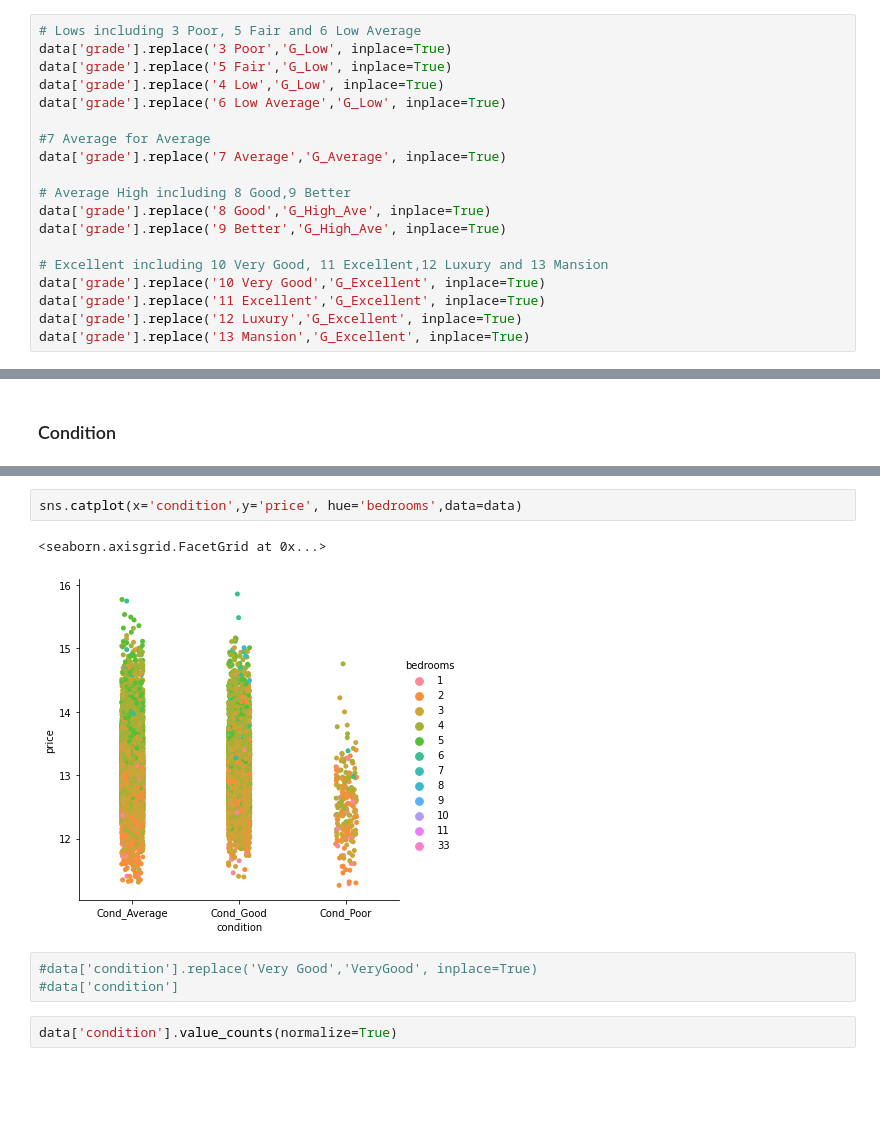
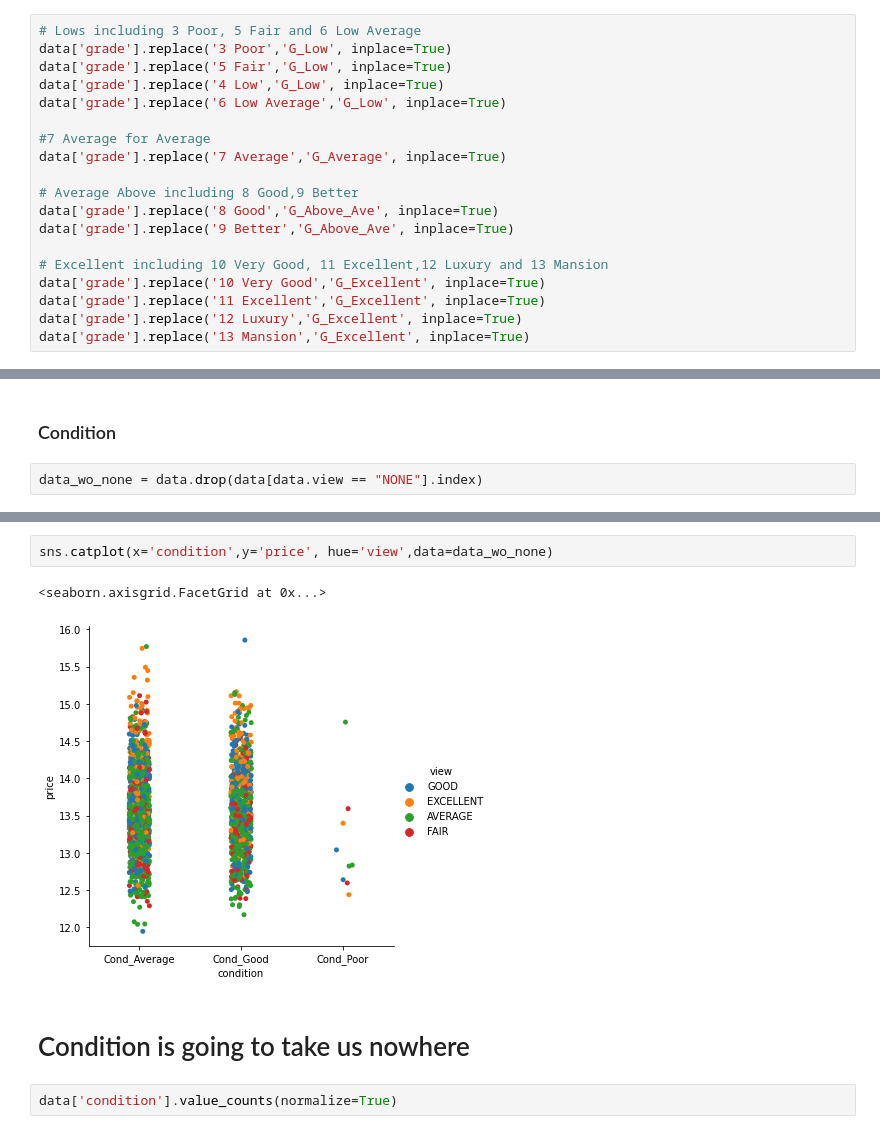
Before and after one commit to NicholasIndorf/KingCountyHousingSaleModel, a Jupyter notebook: notebooks/Mellissa/Valle.ipynb, the cells around one changed output, grey strips where cells are left out. Drawn from its saved outputs; the diff is of its cells as text; blank space fills up the shorter version.

```diff
--- a/notebooks/Mellissa/Valle.ipynb
+++ b/notebooks/Mellissa/Valle.ipynb
@@ -91,9 +95,9 @@ data['grade'].replace('6 Low Average','G_Low', inplace=True)
 #7 Average for Average
 data['grade'].replace('7 Average','G_Average', inplace=True)
 
-# Average High including 8 Good,9 Better
-data['grade'].replace('8 Good','G_High_Ave', inplace=True)
-data['grade'].replace('9 Better','G_High_Ave', inplace=True)
+# Average Above including 8 Good,9 Better
+data['grade'].replace('8 Good','G_Above_Ave', inplace=True)
+data['grade'].replace('9 Better','G_Above_Ave', inplace=True)
 
 # Excellent including 10 Very Good, 11 Excellent,12 Luxury and 13 Mansion
 data['grade'].replace('10 Very Good','G_Excellent', inplace=True)
@@ -451,3 +449,5 @@ Notes:
 [1] Standard Errors assume that the covariance matrix of the errors is correctly specified.
 # %% [markdown]
 ### Condition
+# %%
+data_wo_none = data.drop(data[data.view == "NONE"].index)
@@ -454,11 +469,10 @@ Notes:
 # %%
-sns.catplot(x='condition',y='price', hue='bedrooms',data=data)
+sns.catplot(x='condition',y='price', hue='view',data=data_wo_none)
 # %% [output]
 <seaborn.axisgrid.FacetGrid at 0x...>
-[figure, old version]
+[figure, new version]
-# %%
-#data['condition'].replace('Very Good','VeryGood', inplace=True)
-#data['condition']
+# %% [markdown]
+# Condition is going to take us nowhere
 # %%
 data['condition'].value_counts(normalize=True)
 # %% [output]
```
Also changed, not shown: parts of 32 cells of this notebook.
